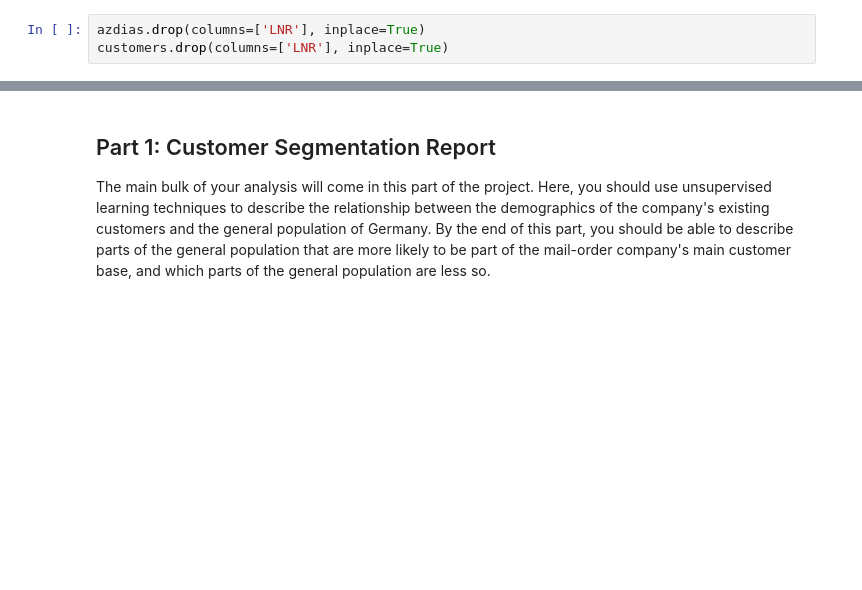
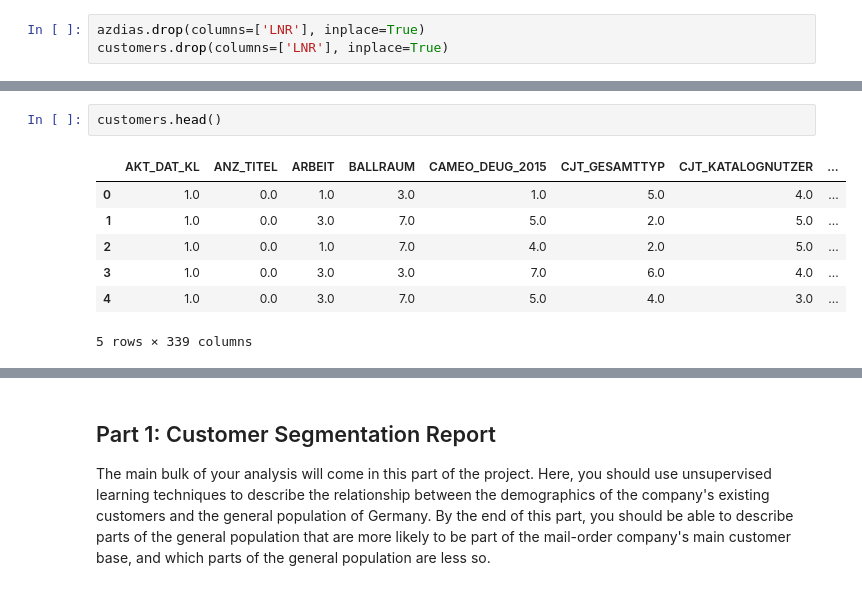
Before and after one commit to willacya/Bertelsmann-Arvato-Project, a Jupyter notebook: Arvato Project Workbook.ipynb, the cells around one changed output, grey strips where cells are left out. Drawn from its saved outputs; the diff is of its cells as text; blank space fills up the shorter version.

```diff
--- a/Arvato Project Workbook.ipynb
+++ b/Arvato Project Workbook.ipynb
@@ -438,0 +462,10 @@ dtype('int64')
+# %%
+customers.head()
+# %% [output]
+|  | AKT_DAT_KL | ANZ_TITEL | ARBEIT | BALLRAUM | CAMEO_DEUG_2015 | CJT_GESAMTTYP | CJT_KATALOGNUTZER | ... |
+| 0 | 1.0 | 0.0 | 1.0 | 3.0 | 1.0 | 5.0 | 4.0 | ... |
+| 1 | 1.0 | 0.0 | 3.0 | 7.0 | 5.0 | 2.0 | 5.0 | ... |
+| 2 | 1.0 | 0.0 | 1.0 | 7.0 | 4.0 | 2.0 | 5.0 | ... |
+| 3 | 1.0 | 0.0 | 3.0 | 3.0 | 7.0 | 6.0 | 4.0 | ... |
+| 4 | 1.0 | 0.0 | 3.0 | 7.0 | 5.0 | 4.0 | 3.0 | ... |
+5 rows × 339 columns
```
Also changed, not shown: parts of 16 cells of this notebook.
